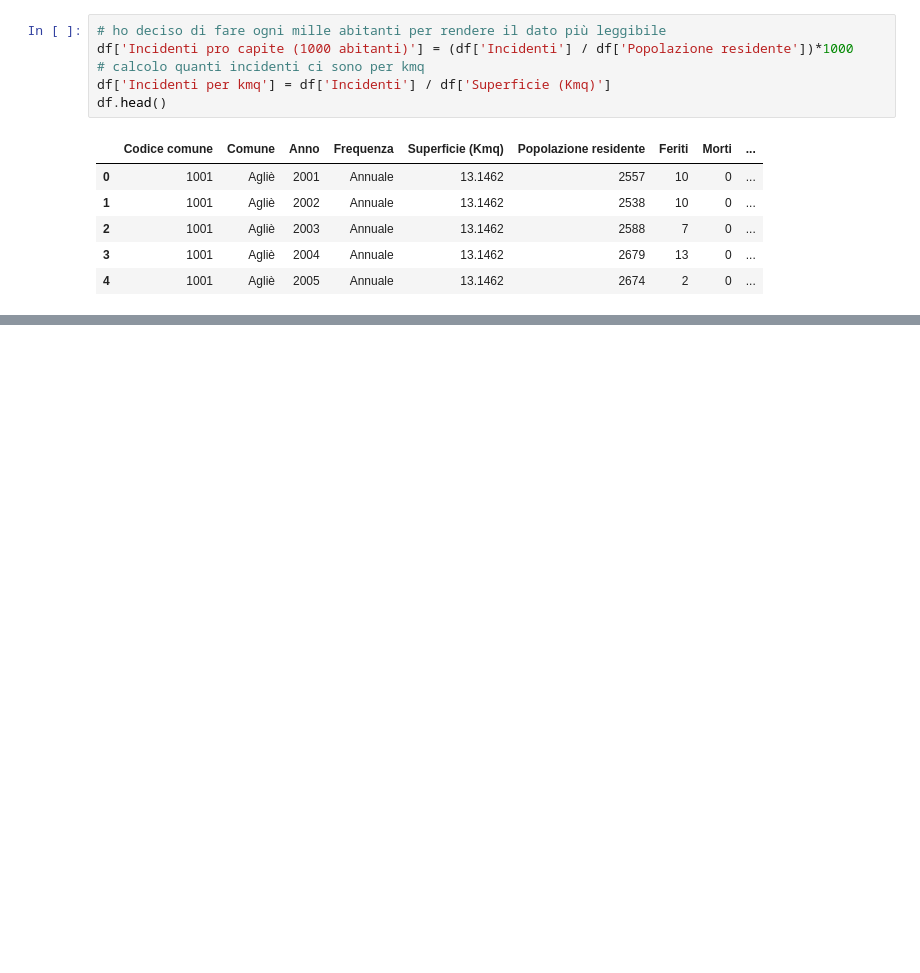
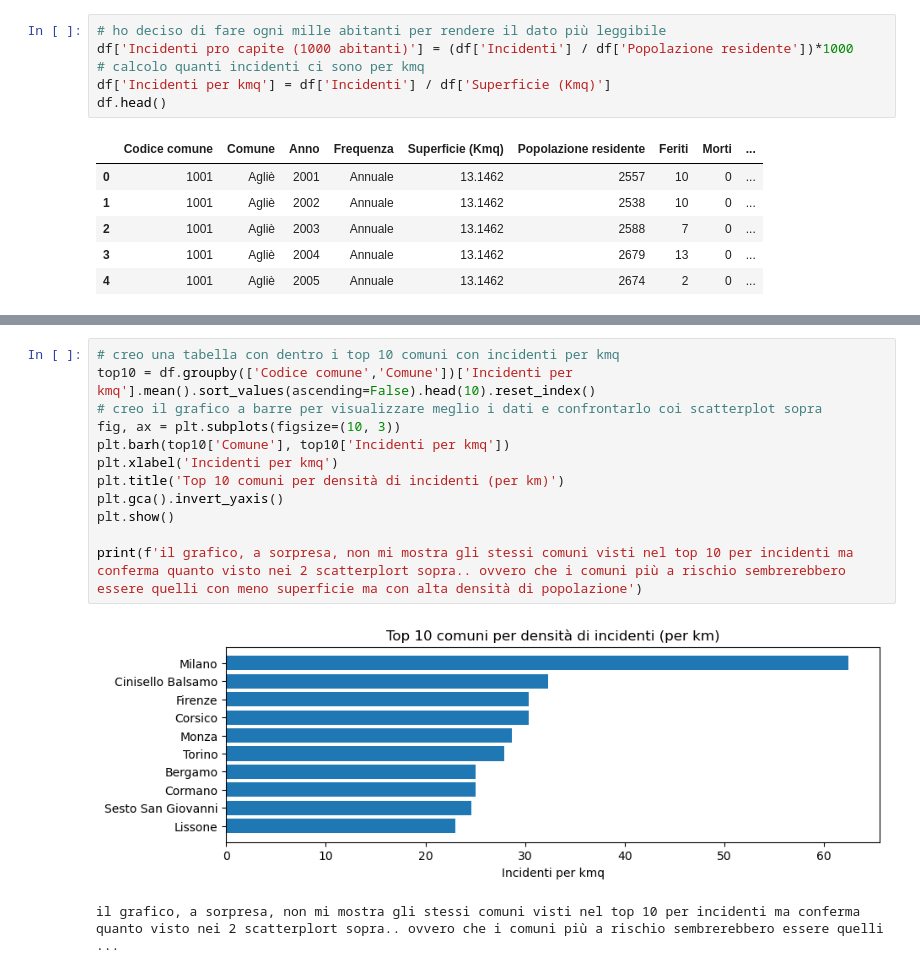
Before and after one commit to gesonbani72-prog/Data-Analytics---Capstone-Project, a Jupyter notebook: analisi_statistica.ipynb, the cells around one changed output, grey strips where cells are left out. Cells and saved outputs as stored; diff of their text form; blank space fills up the shorter version.

```diff
--- a/analisi_statistica.ipynb
+++ b/analisi_statistica.ipynb
@@ -270,3 +274,18 @@ Dallo scatterplot tra popolazione e incidenti pro capite noto che i piccoli comu
 non so quanto fidarmi però del dato essendo che ho calcato la colonna per ogni mille abitanti e sapendo che dentro i piccoli comunici ci sono quelli con meno di mille abitanti
 Dallo scatterplot tra superfice e incidenti per kmq noto lo stesso pattern, concentrazione di incidenti sui comuni più piccoli con un picco nei comuni con 200kmq mentre oer ke grandi città sembra esse ...
 un osservazione che mi viene in mente è che i comuni più piccoli potrebbero essere meno attrezzati rispetto a quelli più grandi in prevenzione degli incidenti, ma è un dato da verifcare visto che ho f ...
+# %%
+# creo una tabella con dentro i top 10 comuni con incidenti per kmq
+top10 = df.groupby(['Codice comune','Comune'])['Incidenti per kmq'].mean().sort_values(ascending=False).head(10).reset_index()
+# creo il grafico a barre per visualizzare meglio i dati e confrontarlo coi scatterplot sopra
+fig, ax = plt.subplots(figsize=(10, 3))
+plt.barh(top10['Comune'], top10['Incidenti per kmq'])
+plt.xlabel('Incidenti per kmq')
+plt.title('Top 10 comuni per densità di incidenti (per km)')
+plt.gca().invert_yaxis()
+plt.show()
+
+print(f'il grafico, a sorpresa, non mi mostra gli stessi comuni visti nel top 10 per incidenti ma conferma quanto visto nei 2 scatterplort sopra.. ovvero che i comuni più a rischio sembrerebbero essere quelli con meno superficie ma con alta densità di popolazione')
+# %% [output]
+[figure, added]
+il grafico, a sorpresa, non mi mostra gli stessi comuni visti nel top 10 per incidenti ma conferma quanto visto nei 2 scatterplort sopra.. ovvero che i comuni più a rischio sembrerebbero essere quelli ...
```
Also changed, not shown: parts of 20 cells of this notebook, 2 other files.
